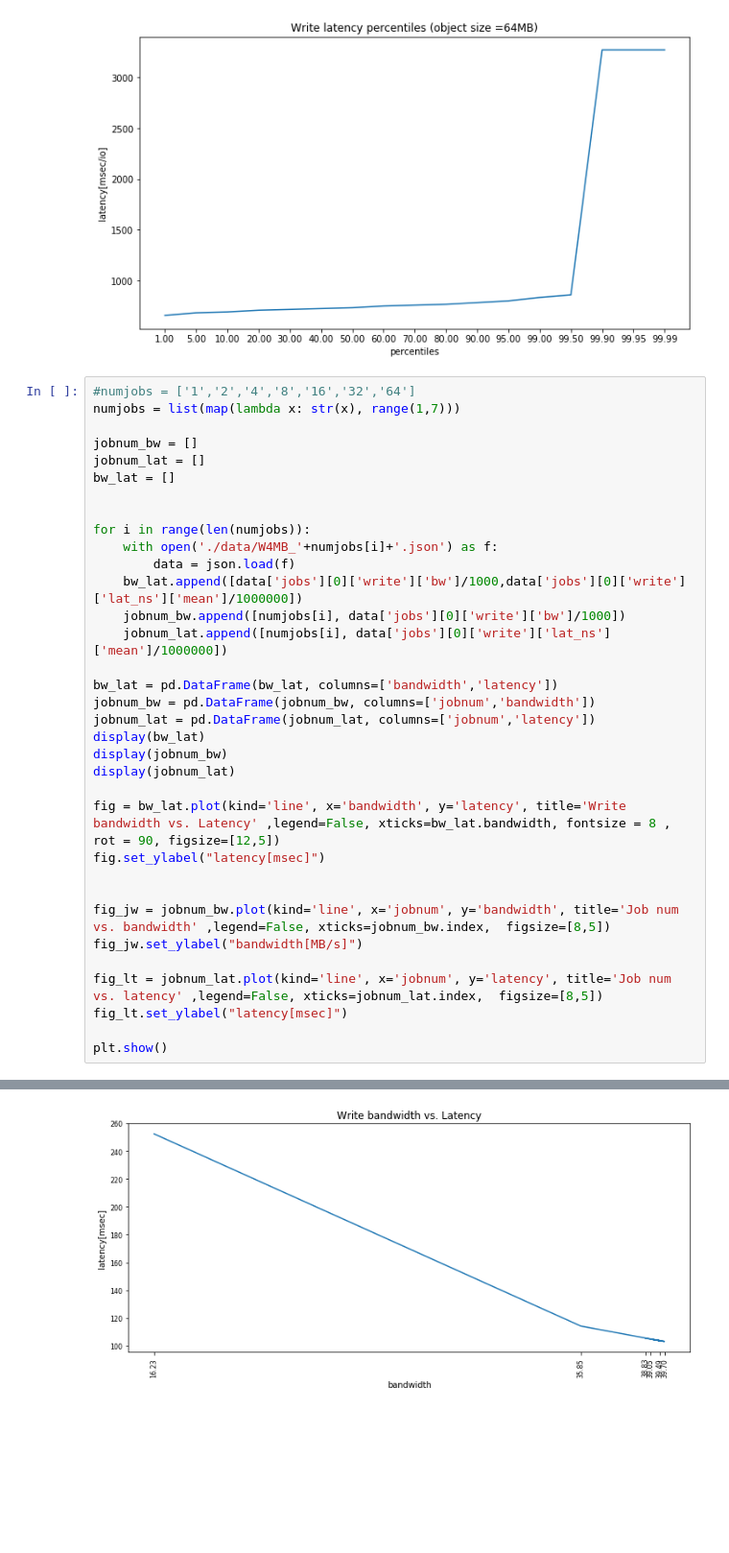
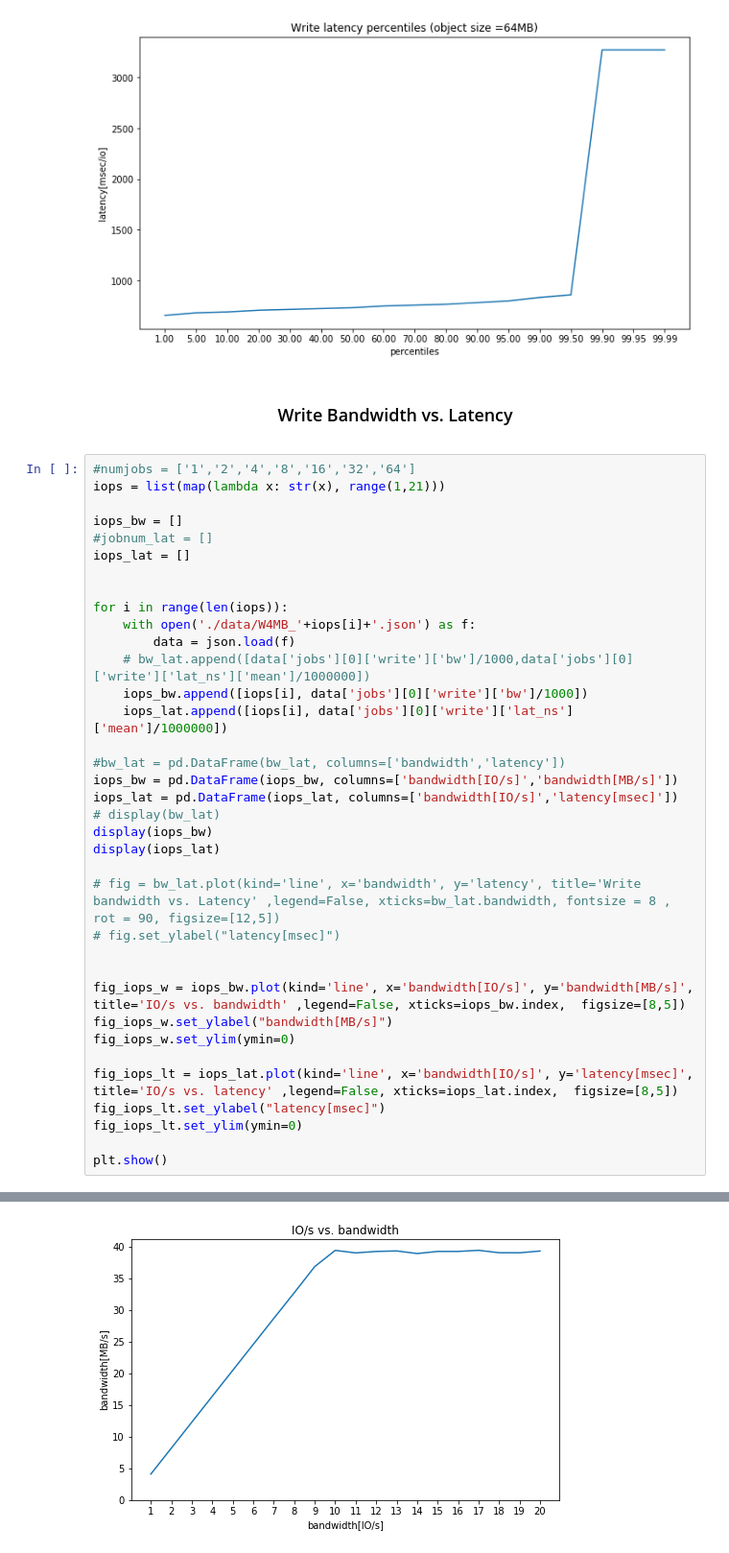
Before and after one commit to xweichu/object_size, a Jupyter notebook: object_size.ipynb, the cells around one changed output, grey strips where cells are left out. Shown: that part at 96% size. Drawn from its saved outputs; the diff is of its cells as text; blank space fills up the shorter version.

```diff
--- a/object_size.ipynb
+++ b/object_size.ipynb
@@ -172,38 +172,42 @@ for i in range(len(object_sizes)):
 [figure]
 [figure]
 [figure]
+# %% [markdown]
+<center> <h3> Write Bandwidth vs. Latency </h3> </center>
 # %%
 #numjobs = ['1','2','4','8','16','32','64']
-numjobs = list(map(lambda x: str(x), range(1,7)))
+iops = list(map(lambda x: str(x), range(1,21)))
 
-jobnum_bw = []
-jobnum_lat = []
-bw_lat = []
+iops_bw = []
+#jobnum_lat = []
+iops_lat = []
 
 
-for i in range(len(numjobs)):
-    with open('./data/W4MB_'+numjobs[i]+'.json') as f:
+for i in range(len(iops)):
+    with open('./data/W4MB_'+iops[i]+'.json') as f:
         data = json.load(f)
-    bw_lat.append([data['jobs'][0]['write']['bw']/1000,data['jobs'][0]['write']['lat_ns']['mean']/1000000])
-    jobnum_bw.append([numjobs[i], data['jobs'][0]['write']['bw']/1000])
-    jobnum_lat.append([numjobs[i], data['jobs'][0]['write']['lat_ns']['mean']/1000000])
+    # bw_lat.append([data['jobs'][0]['write']['bw']/1000,data['jobs'][0]['write']['lat_ns']['mean']/1000000])
+    iops_bw.append([iops[i], data['jobs'][0]['write']['bw']/1000])
+    iops_lat.append([iops[i], data['jobs'][0]['write']['lat_ns']['mean']/1000000])
 
-bw_lat = pd.DataFrame(bw_lat, columns=['bandwidth','latency'])
-jobnum_bw = pd.DataFrame(jobnum_bw, columns=['jobnum','bandwidth'])
-jobnum_lat = pd.DataFrame(jobnum_lat, columns=['jobnum','latency'])
-display(bw_lat)
-display(jobnum_bw)
-display(jobnum_lat)
+#bw_lat = pd.DataFrame(bw_lat, columns=['bandwidth','latency'])
+iops_bw = pd.DataFrame(iops_bw, columns=['bandwidth[IO/s]','bandwidth[MB/s]'])
+iops_lat = pd.DataFrame(iops_lat, columns=['bandwidth[IO/s]','latency[msec]'])
+# display(bw_lat)
+display(iops_bw)
+display(iops_lat)
 
-fig = bw_lat.plot(kind='line', x='bandwidth', y='latency', title='Write bandwidth vs. Latency' ,legend=False, xticks=bw_lat.bandwidth, fontsize = 8 , rot = 90, figsize=[12,5])
-fig.set_ylabel("latency[msec]")
+# fig = bw_lat.plot(kind='line', x='bandwidth', y='latency', title='Write bandwidth vs. Latency' ,legend=False, xticks=bw_lat.bandwidth, fontsize = 8 , rot = 90, figsize=[12,5])
+# fig.set_ylabel("latency[msec]")
 
 
-fig_jw = jobnum_bw.plot(kind='line', x='jobnum', y='bandwidth', title='Job num vs. bandwidth' ,legend=False, xticks=jobnum_bw.index,  figsize=[8,5])
-fig_jw.set_ylabel("bandwidth[MB/s]")
+fig_iops_w = iops_bw.plot(kind='line', x='bandwidth[IO/s]', y='bandwidth[MB/s]', title='IO/s vs. bandwidth' ,legend=False, xticks=iops_bw.index,  figsize=[8,5])
+fig_iops_w.set_ylabel("bandwidth[MB/s]")
+fig_iops_w.set_ylim(ymin=0)
 
-fig_lt = jobnum_lat.plot(kind='line', x='jobnum', y='latency', title='Job num vs. latency' ,legend=False, xticks=jobnum_lat.index,  figsize=[8,5])
-fig_lt.set_ylabel("latency[msec]")
+fig_iops_lt = iops_lat.plot(kind='line', x='bandwidth[IO/s]', y='latency[msec]', title='IO/s vs. latency' ,legend=False, xticks=iops_lat.index,  figsize=[8,5])
+fig_iops_lt.set_ylabel("latency[msec]")
+fig_iops_lt.set_ylim(ymin=0)
 
 plt.show()
 # %% [output]
@@ -231 +248 @@ plt.show()
-[figure, old version]
+[figure, new version]
```
Also changed, not shown: parts of 3 cells of this notebook.
